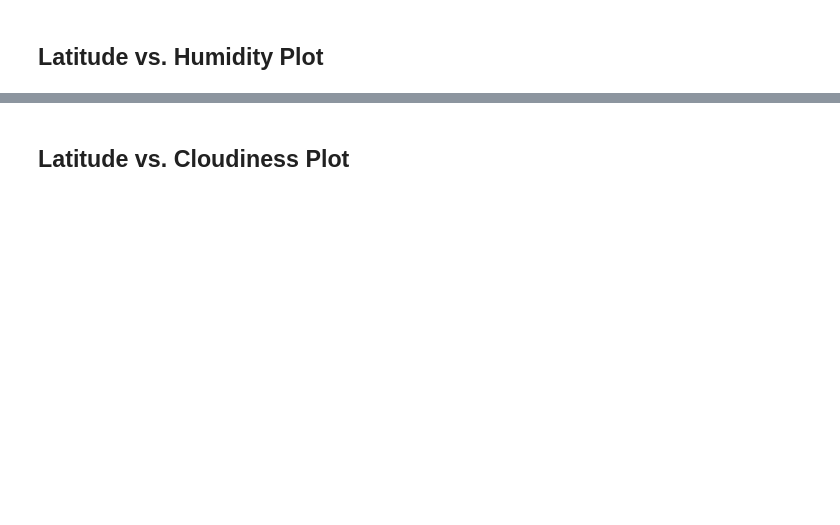
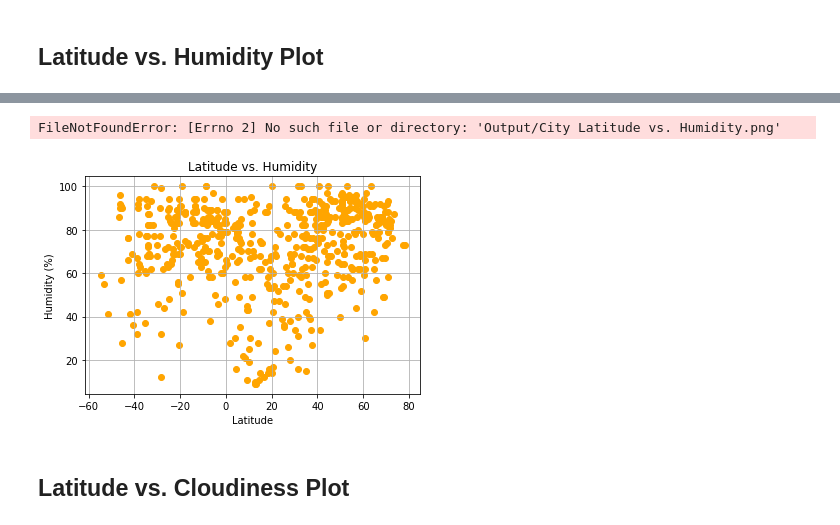
Before and after one commit to kflores56/API-Weather-Analysis, a Jupyter notebook: WeatherPy/WeatherPy.ipynb, the cells around one changed output, grey strips where cells are left out. Cells and saved outputs as stored; diff of their text form; code cells hidden in the pictures; blank space fills up the shorter version.

```diff
--- a/WeatherPy/WeatherPy.ipynb
+++ b/WeatherPy/WeatherPy.ipynb
@@ -221,2 +239,20 @@ Int64Index([], dtype='int64')
+# %%
+#Define new variables
+humid = weather_data['Humidity']
+
+#Plot
+plt.scatter(lat, humid, color='orange')
+
+#Label
+plt.xlabel('Latitude')
+plt.ylabel('Humidity (%)')
+plt.title('Latitude vs. Humidity')
+plt.grid('true')
+
+#Save file as png
+plt.savefig("Output/City Latitude vs. Humidity.png")
+# %% [output]
+FileNotFoundError: [Errno 2] No such file or directory: 'Output/City Latitude vs. Humidity.png'
+[figure, added]
 # %% [markdown]
 ## Latitude vs. Cloudiness Plot
```
Also changed, not shown: parts of 11 cells of this notebook, 2 other files.
